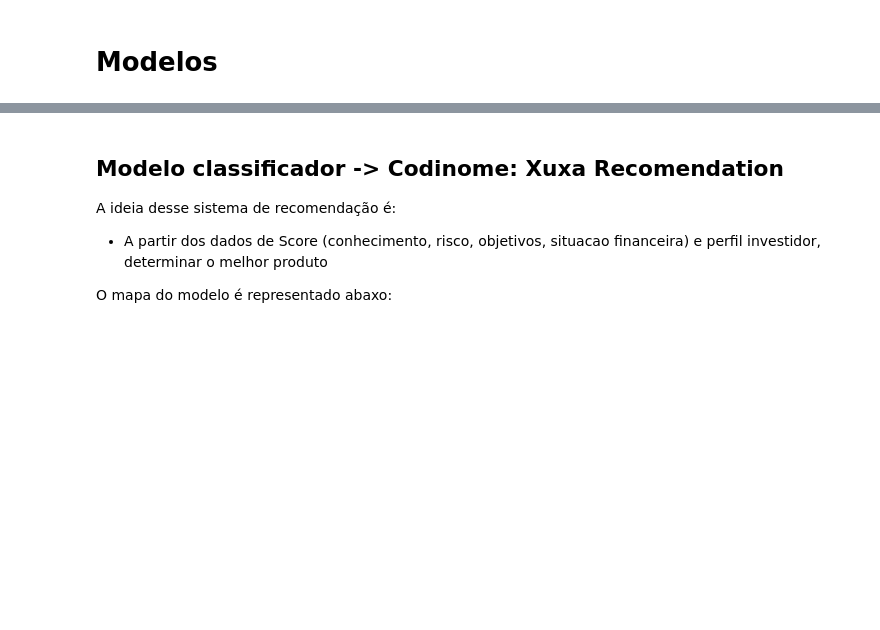
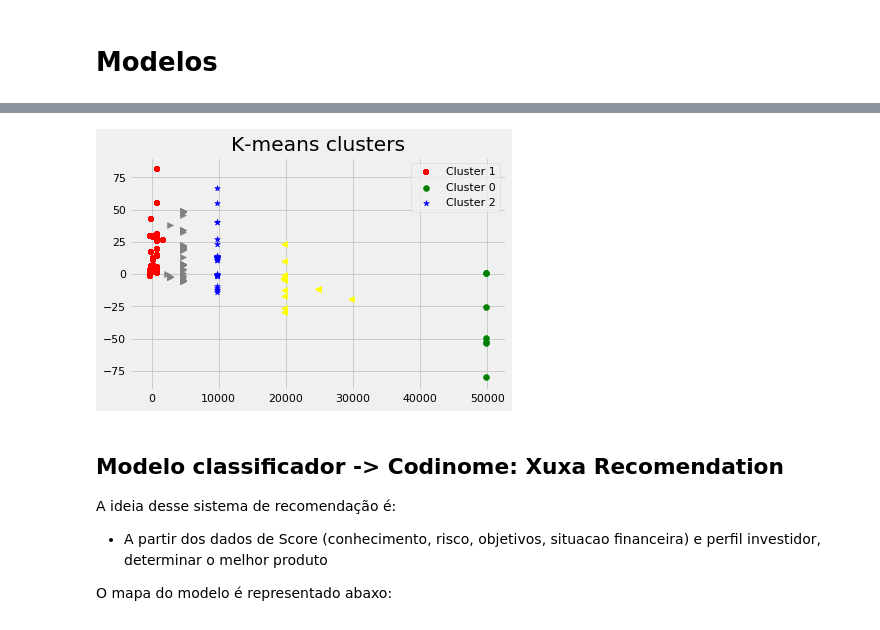
Before and after one commit to wellington-santana/pi-investimentos, a Jupyter notebook: eda_hackathon_trilha_usuario.ipynb, the cells around one changed output, grey strips where cells are left out. Cells and saved outputs as stored; diff of their text form; code cells hidden in the pictures; blank space fills up the shorter version.

```diff
--- a/eda_hackathon_trilha_usuario.ipynb
+++ b/eda_hackathon_trilha_usuario.ipynb
@@ -388,3 +461,34 @@ groups.plot.bar()
+# %%
+#Gerando clusters de investimento
+#x_std = StandardScaler().fit_transform(dfProdutoCluster)
+
+kmeans = KMeans(n_clusters=5, max_iter=100)
+kmeans.fit(dfProdutoClusterReduzido)
+centroids = km.cluster_centers_
+# %%
+for i in range(0, pca_2d.shape[0]):
+    if kmeans.labels_[i] == 0:
+        c1 = plt.scatter(dfProdutoClusterReduzido[i,0],dfProdutoClusterReduzido[i,1],color='red',
+        marker='+')
+    elif kmeans.labels_[i] == 1:
+        c2 = plt.scatter(dfProdutoClusterReduzido[i,0],pca_2d[i,1],color='green',
+        marker='o')
+    elif kmeans.labels_[i] == 2:
+        c3 = plt.scatter(dfProdutoClusterReduzido[i,0],pca_2d[i,1],color='blue',
+        marker='*')
+    elif kmeans.labels_[i] == 3:
+        c4 = plt.scatter(dfProdutoClusterReduzido[i,0],pca_2d[i,1],color='yellow',
+        marker='<')
+    elif kmeans.labels_[i] == 4:
+        c5 = plt.scatter(dfProdutoClusterReduzido[i,0],pca_2d[i,1],color='grey',
+        marker='>')
+
+plt.legend([c1, c2, c3, c4, c5],['Cluster 1', 'Cluster 0',
+    'Cluster 2'])
+plt.title('K-means clusters')
+plt.show()
+# %% [output]
+[figure, added]
 # %% [markdown]
 ## Modelo classificador -> Codinome: Xuxa Recomendation
 
```
Also changed, not shown: parts of 14 cells of this notebook.
